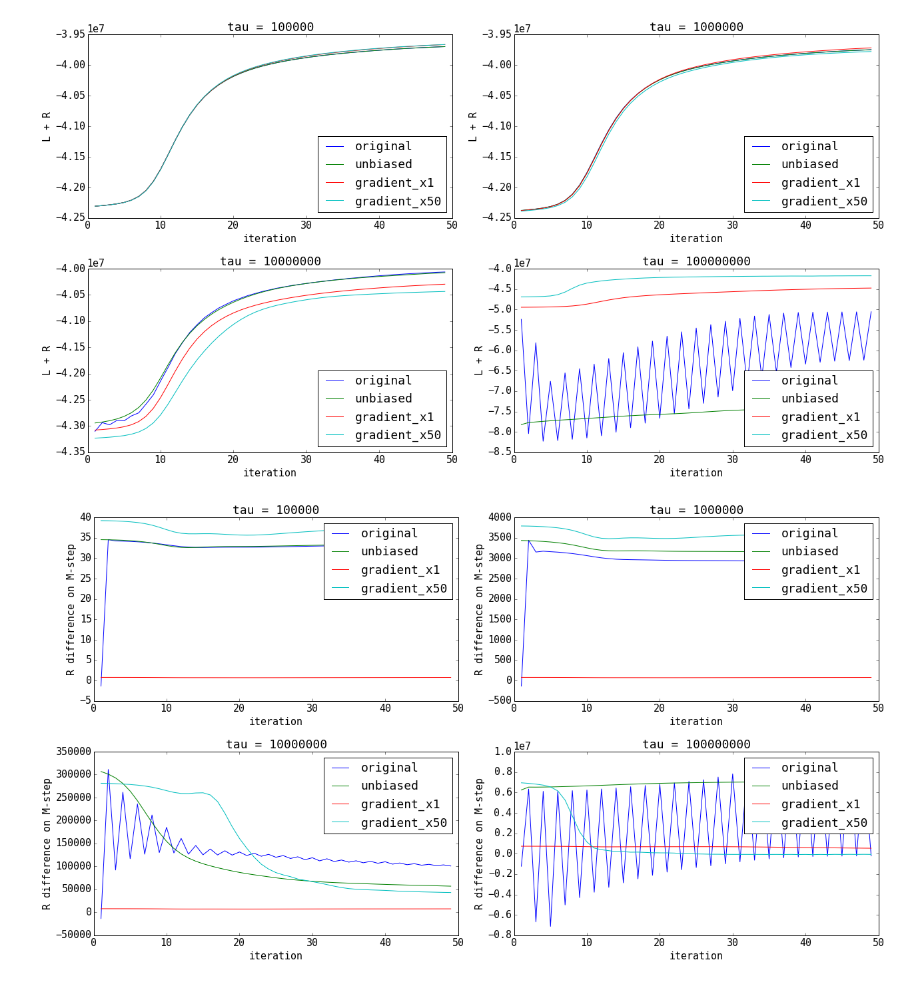
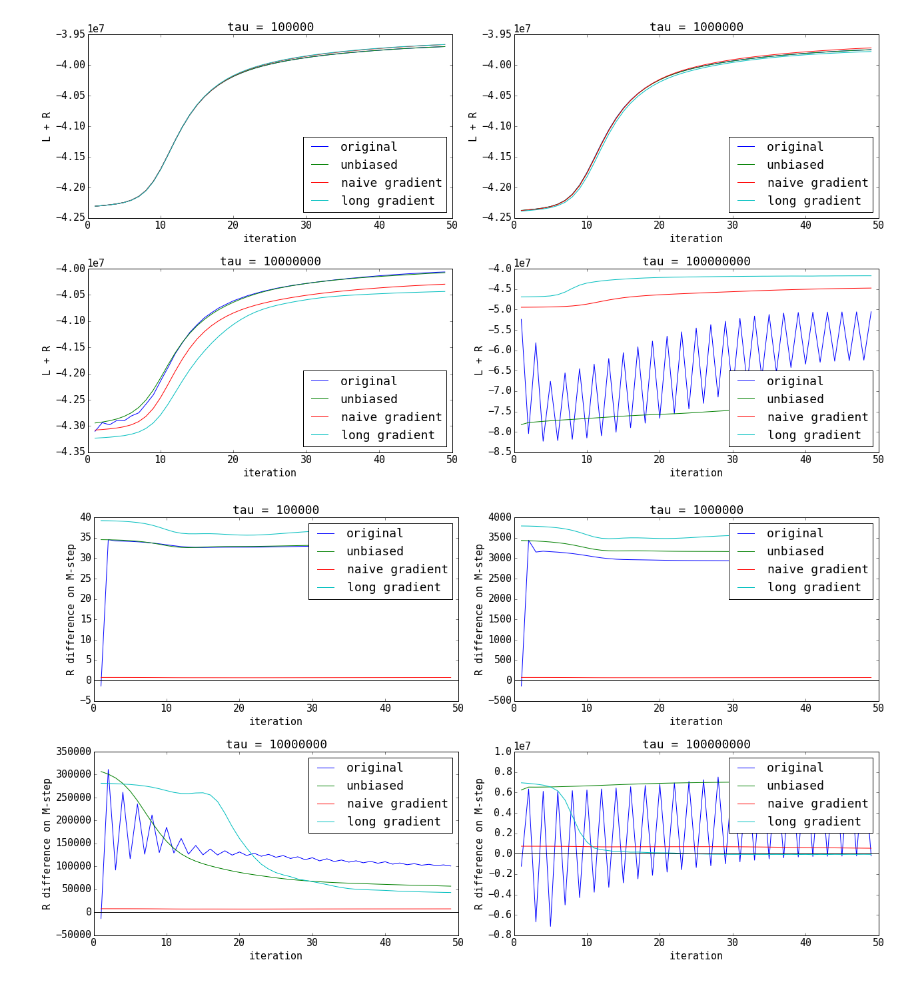
Before and after one commit to ilirhin/Diploma, a Jupyter notebook: Experiment/Parser.ipynb, the cells around one changed output. Cells and saved outputs as stored; diff of their text form; code cells hidden in the pictures.

```diff
--- a/Experiment/Parser.ipynb
+++ b/Experiment/Parser.ipynb
@@ -72,10 +72,10 @@ import numpy as np
 # %%
 TEMPLATE = 'E:/diploma_logs/topics_{topics}/{ttype}_topics_{topics}_reg_tau_{tau}.000000.log'
 TYPES = ['original', 'unbiased', 'gradient_x1', 'gradient_x50']
-LEGEND = ['original', 'unbiased', 'gradient x50', 'gradient x50']
+LEGEND = ['original', 'unbiased', 'naive gradient', 'long gradient']
 TAUS = [100000, 1000000, 10000000, 100000000]
 # %%
-def plot(topics, name, legeng_loc, x_axis, y_axis, start_pos=1):
+def plot(topics, name, legeng_loc, x_axis, y_axis, start_pos=1, zero_line=False):
     plt.figure(figsize=(18, 10))
     for i, tau in enumerate(TAUS):
         plt.subplot(2, 2, i + 1)
@@ -84,9 +84,11 @@ def plot(topics, name, legeng_loc, x_axis, y_axis, start_pos=1):
         for ttype in TYPES:
             values = [np.mean(x) for x in parse_log(TEMPLATE.format(topics=topics, tau=tau, ttype=ttype), tau)[name]]
             plt.plot(range(start_pos, 50), values[start_pos:])
-            plt.legend(TYPES, loc=legeng_loc)
+            plt.legend(LEGEND, loc=legeng_loc)
             plt.xlabel(x_axis)
             plt.ylabel(y_axis)
+        if zero_line:
+            plt.axhline(0, color='black')
     plt.tight_layout()
     plt.savefig('E:/topics_' + str(topics) + '_' + str(name) + '.eps', format='eps')
     plt.show()
@@ -101,9 +103,9 @@ plot(10, 'R_values', 'lower right', 'iteration', 'R')
 # %%
 plot(10, 'LR_values', 'lower right', 'iteration', 'L + R')
 # %% [output]
-[figure, old version]
+[figure, new version]
 # %%
-plot(10, 'RMstepDiff', 'upper right', 'iteration', 'R difference on M-step')
+plot(10, 'RMstepDiff', 'upper right', 'iteration', 'R difference on M-step', zero_line=True)
 # %% [output]
-[figure, old version]
+[figure, new version]
 # %%
```
Also changed, not shown: parts of 22 cells of this notebook, 6 other files.
